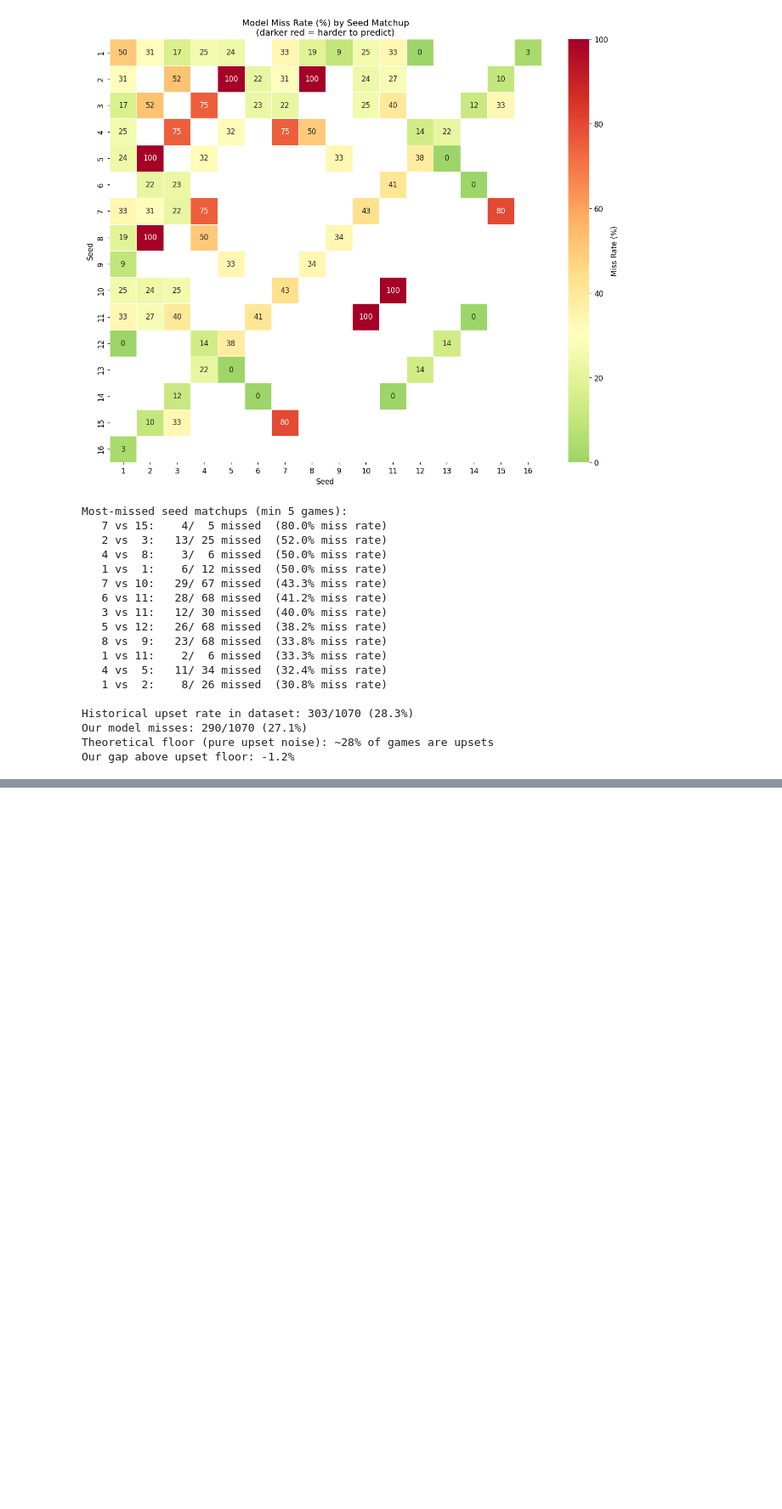
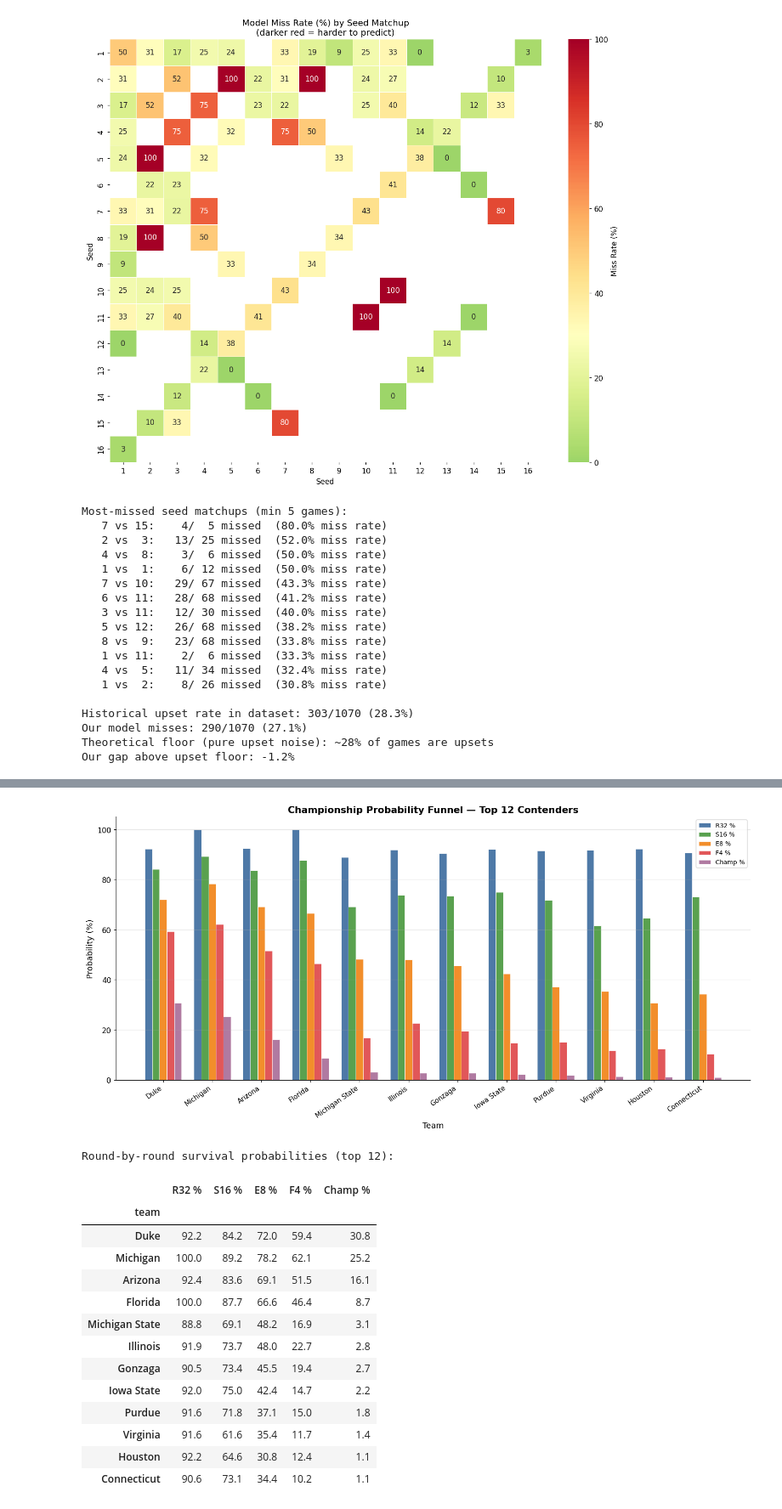
Before and after one commit to aldemirkonuk/MarchMadness2026, a Jupyter notebook: notebooks/model_diagnostics.ipynb, the cells around one changed output, grey strips where cells are left out. Shown at 85% size. Drawn from its saved outputs; the diff is of its cells as text; code cells hidden in the pictures; blank space fills up the shorter version.

```diff
--- a/notebooks/model_diagnostics.ipynb
+++ b/notebooks/model_diagnostics.ipynb
@@ -889,0 +884,47 @@ Our gap above upset floor: -1.2%
+# %%
+odds_df = pd.read_csv(os.path.join('..', 'data', 'results', 'championship_odds.csv'))
+top12 = odds_df.head(12).copy()
+top12 = top12.set_index('team')
+
+rounds = ['round_of_32_pct', 'sweet_sixteen_pct', 'elite_eight_pct', 'final_four_pct', 'championship_pct']
+round_labels = ['R32 %', 'S16 %', 'E8 %', 'F4 %', 'Champ %']
+
+fig, ax = plt.subplots(figsize=(14, 7))
+x = np.arange(len(top12))
+width = 0.15
+colors = ['#4e79a7', '#59a14f', '#f28e2b', '#e15759', '#b07aa1']
+
+for i, (col, label, color) in enumerate(zip(rounds, round_labels, colors)):
+    ax.bar(x + i * width, top12[col], width, label=label, color=color, edgecolor='white', linewidth=0.5)
+
+ax.set_xlabel('Team', fontsize=12)
+ax.set_ylabel('Probability (%)', fontsize=12)
+ax.set_title('Championship Probability Funnel — Top 12 Contenders', fontsize=14, fontweight='bold')
+ax.set_xticks(x + width * 2)
+ax.set_xticklabels(top12.index, rotation=35, ha='right', fontsize=10)
+ax.legend(loc='upper right', fontsize=9)
+ax.set_ylim(0, 105)
+ax.grid(axis='y', alpha=0.3)
+sns.despine()
+plt.tight_layout()
+plt.show()
+
+print("\nRound-by-round survival probabilities (top 12):")
+display(top12[rounds].rename(columns=dict(zip(rounds, round_labels))).round(1))
+# %% [output]
+[figure, added]
+Round-by-round survival probabilities (top 12):
+|  | R32 % | S16 % | E8 % | F4 % | Champ % |
+| team |  |  |  |  |  |
+| Duke | 92.2 | 84.2 | 72.0 | 59.4 | 30.8 |
+| Michigan | 100.0 | 89.2 | 78.2 | 62.1 | 25.2 |
+| Arizona | 92.4 | 83.6 | 69.1 | 51.5 | 16.1 |
+| Florida | 100.0 | 87.7 | 66.6 | 46.4 | 8.7 |
+| Michigan State | 88.8 | 69.1 | 48.2 | 16.9 | 3.1 |
+| Illinois | 91.9 | 73.7 | 48.0 | 22.7 | 2.8 |
+| Gonzaga | 90.5 | 73.4 | 45.5 | 19.4 | 2.7 |
+| Iowa State | 92.0 | 75.0 | 42.4 | 14.7 | 2.2 |
+| Purdue | 91.6 | 71.8 | 37.1 | 15.0 | 1.8 |
+| Virginia | 91.6 | 61.6 | 35.4 | 11.7 | 1.4 |
+| Houston | 92.2 | 64.6 | 30.8 | 12.4 | 1.1 |
+| Connecticut | 90.6 | 73.1 | 34.4 | 10.2 | 1.1 |
```
Also changed, not shown: parts of 13 cells of this notebook, 49 other files.
